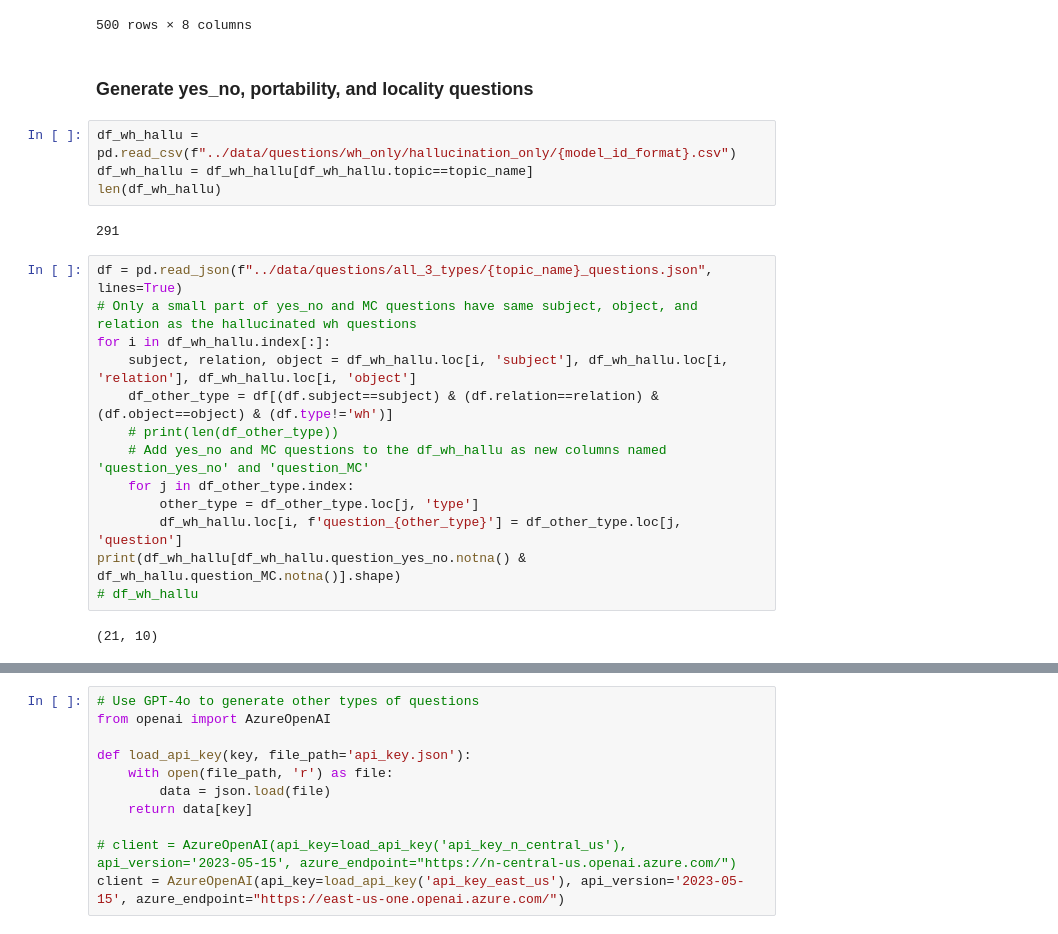
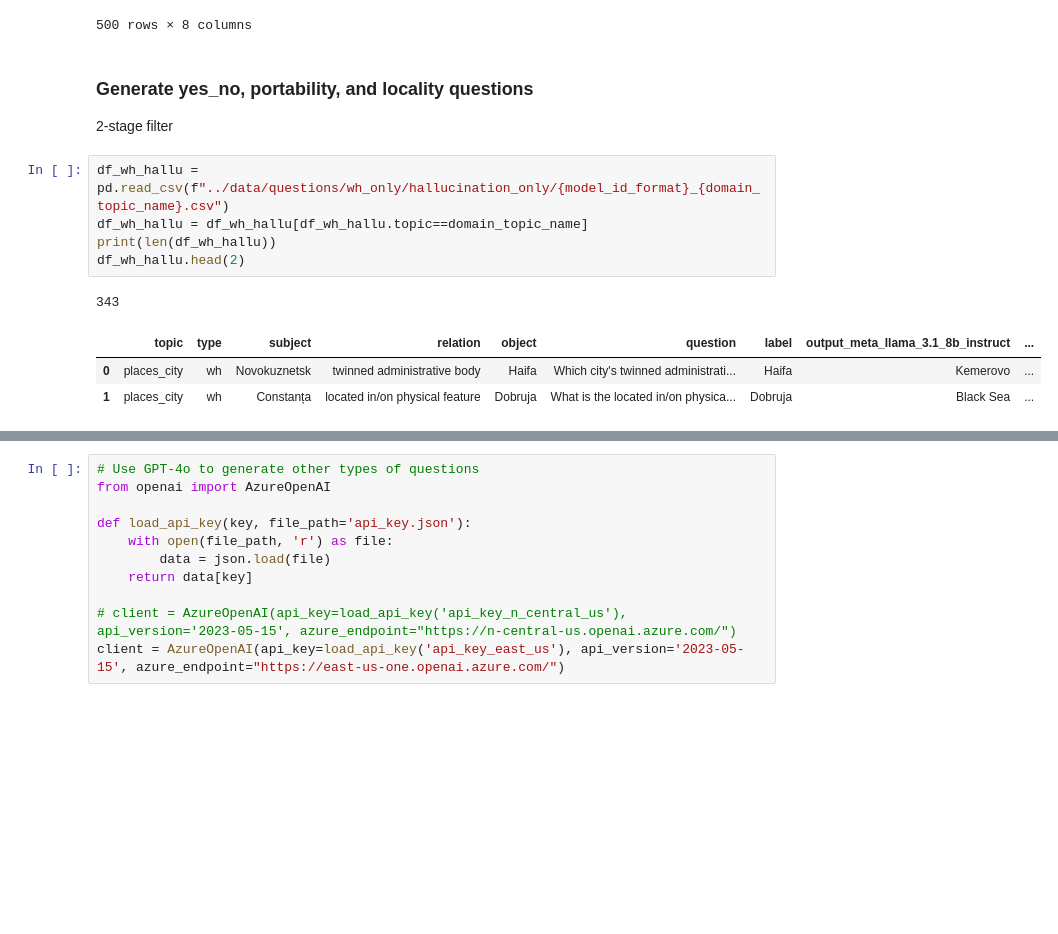
Before and after one commit to BullshiArtist/HalluEditBench, a Jupyter notebook: code/eval.ipynb, the cells around one changed output, grey strips where cells are left out. Saved outputs shown, nothing was run; the diff lists cells and outputs as text; blank space fills up the shorter version.

```diff
--- a/code/eval.ipynb
+++ b/code/eval.ipynb
@@ -551,24 +541,15 @@ df_wh
 500 rows × 8 columns
 # %% [markdown]
 ### Generate yes_no, portability, and locality questions
+
+2-stage filter
 # %%
-df_wh_hallu = pd.read_csv(f"../data/questions/wh_only/hallucination_only/{model_id_format}.csv")
-df_wh_hallu = df_wh_hallu[df_wh_hallu.topic==topic_name]
-len(df_wh_hallu)
+df_wh_hallu = pd.read_csv(f"../data/questions/wh_only/hallucination_only/{model_id_format}_{domain_topic_name}.csv")
+df_wh_hallu = df_wh_hallu[df_wh_hallu.topic==domain_topic_name]
+print(len(df_wh_hallu))
+df_wh_hallu.head(2)
 # %% [output]
-291
+343
+|  | topic | type | subject | relation | object | question | label | output_meta_llama_3.1_8b_instruct | ... |
+| 0 | places_city | wh | Novokuznetsk | twinned administrative body | Haifa | Which city's twinned administrati... | Haifa | Kemerovo | ... |
+| 1 | places_city | wh | Constanța | located in/on physical feature | Dobruja | What is the located in/on physica... | Dobruja | Black Sea | ... |
-# %%
-df = pd.read_json(f"../data/questions/all_3_types/{topic_name}_questions.json", lines=True)
-# Only a small part of yes_no and MC questions have same subject, object, and relation as the hallucinated wh questions
-for i in df_wh_hallu.index[:]:
-    subject, relation, object = df_wh_hallu.loc[i, 'subject'], df_wh_hallu.loc[i, 'relation'], df_wh_hallu.loc[i, 'object']
-    df_other_type = df[(df.subject==subject) & (df.relation==relation) & (df.object==object) & (df.type!='wh')]
-    # print(len(df_other_type))
-    # Add yes_no and MC questions to the df_wh_hallu as new columns named 'question_yes_no' and 'question_MC'
-    for j in df_other_type.index:
-        other_type = df_other_type.loc[j, 'type']
-        df_wh_hallu.loc[i, f'question_{other_type}'] = df_other_type.loc[j, 'question']
-print(df_wh_hallu[df_wh_hallu.question_yes_no.notna() & df_wh_hallu.question_MC.notna()].shape)
-# df_wh_hallu
-# %% [output]
-(21, 10)
```
Also changed, not shown: parts of 10 cells of this notebook, 34 other files.
